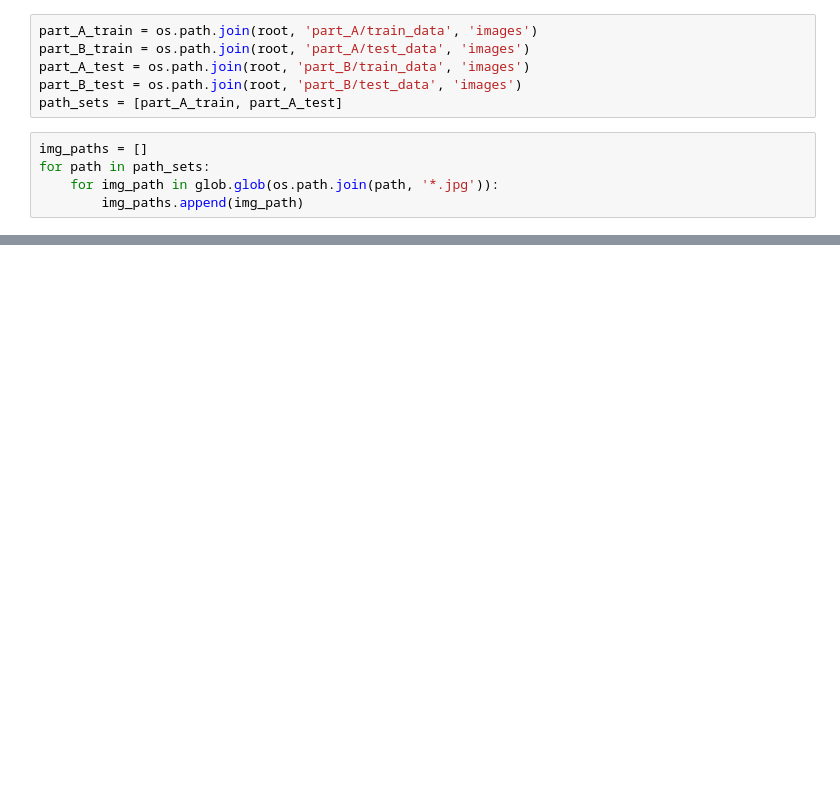
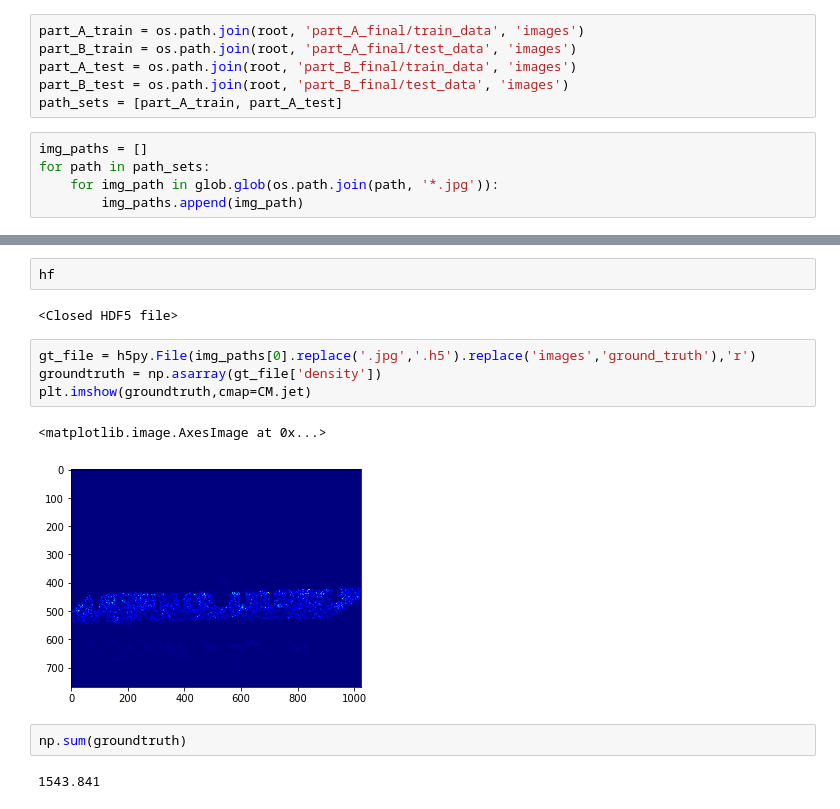
Before and after one commit to BIMA/PIMNAS2019, a Jupyter notebook: deteksi_orang/latihan_crowd_counting.ipynb, the cells around one changed output, grey strips where cells are left out. Saved outputs shown, nothing was run; the diff lists cells and outputs as text; blank space fills up the shorter version.

```diff
--- a/deteksi_orang/latihan_crowd_counting.ipynb
+++ b/deteksi_orang/latihan_crowd_counting.ipynb
@@ -48,10 +48,10 @@ def gaussian_filter_density(gt):
 
 root = './ShanghaiTech/'
 # %%
-part_A_train = os.path.join(root, 'part_A/train_data', 'images')
-part_B_train = os.path.join(root, 'part_A/test_data', 'images')
-part_A_test = os.path.join(root, 'part_B/train_data', 'images')
-part_B_test = os.path.join(root, 'part_B/test_data', 'images')
+part_A_train = os.path.join(root, 'part_A_final/train_data', 'images')
+part_B_train = os.path.join(root, 'part_A_final/test_data', 'images')
+part_A_test = os.path.join(root, 'part_B_final/train_data', 'images')
+part_B_test = os.path.join(root, 'part_B_final/test_data', 'images')
 path_sets = [part_A_train, part_A_test]
 # %%
 img_paths = []
@@ -93,0 +97,15 @@ plt.imshow(Image.open(img_paths[0]))
+# %%
+hf
+# %% [output]
+<Closed HDF5 file>
+# %%
+gt_file = h5py.File(img_paths[0].replace('.jpg','.h5').replace('images','ground_truth'),'r')
+groundtruth = np.asarray(gt_file['density'])
+plt.imshow(groundtruth,cmap=CM.jet)
+# %% [output]
+<matplotlib.image.AxesImage at 0x...>
+[figure, added]
+# %%
+np.sum(groundtruth)
+# %% [output]
+1543.841
```
Also changed, not shown: parts of 10 cells of this notebook.
